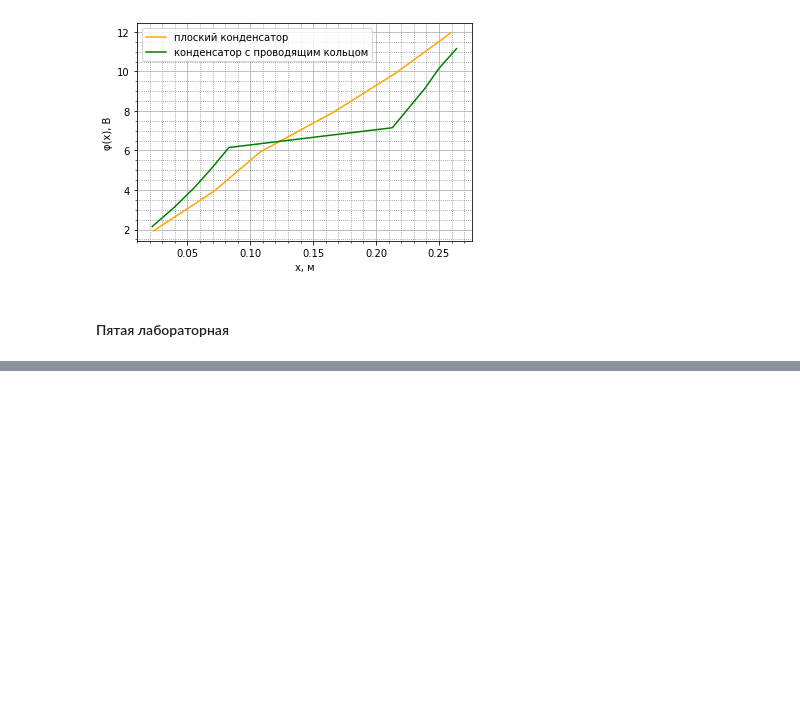
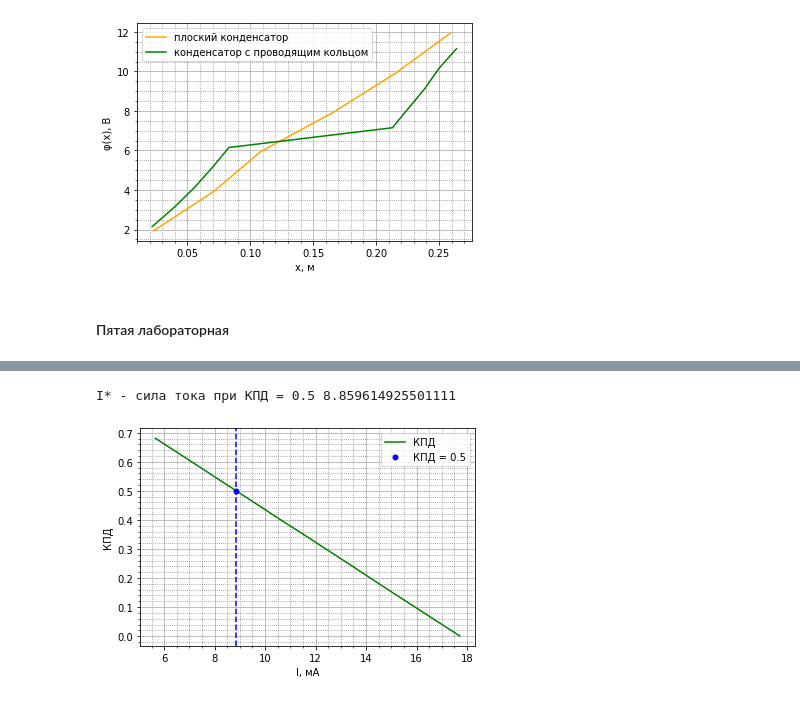
Before and after one commit to petmila/ITMO_Physics, a Jupyter notebook: Physics_labs_2_sem.ipynb, the cells around one changed output, grey strips where cells are left out. Saved outputs shown, nothing was run; the diff lists cells and outputs as text; code cells hidden in the pictures; blank space fills up the shorter version.

```diff
--- a/Physics_labs_2_sem.ipynb
+++ b/Physics_labs_2_sem.ipynb
@@ -245,0 +336,18 @@ import numpy as np
+# %%
+plt.minorticks_on()
+plt.grid(True, which='both')
+plt.grid(which='minor', color='gray', linestyle=':')
+
+plt.plot(I, n_, color='green', label="КПД")
+plt.plot(E/(2*r), 0.5, 'b.', ms=10, label = "КПД = 0.5")
+plt.axvline(x = E/(2*r), color='blue', linestyle='--')
+print("I* - сила тока при КПД = 0.5", E/(2*r))
+
+plt.legend()
+plt.xlabel("I, мА")
+plt.ylabel("КПД")
+plt.savefig('lab_5_n.jpg')
+plt.show()
+# %% [output]
+I* - сила тока при КПД = 0.5 8.859614925501111
+[figure, added]
```
Also changed, not shown: parts of 5 cells of this notebook.
